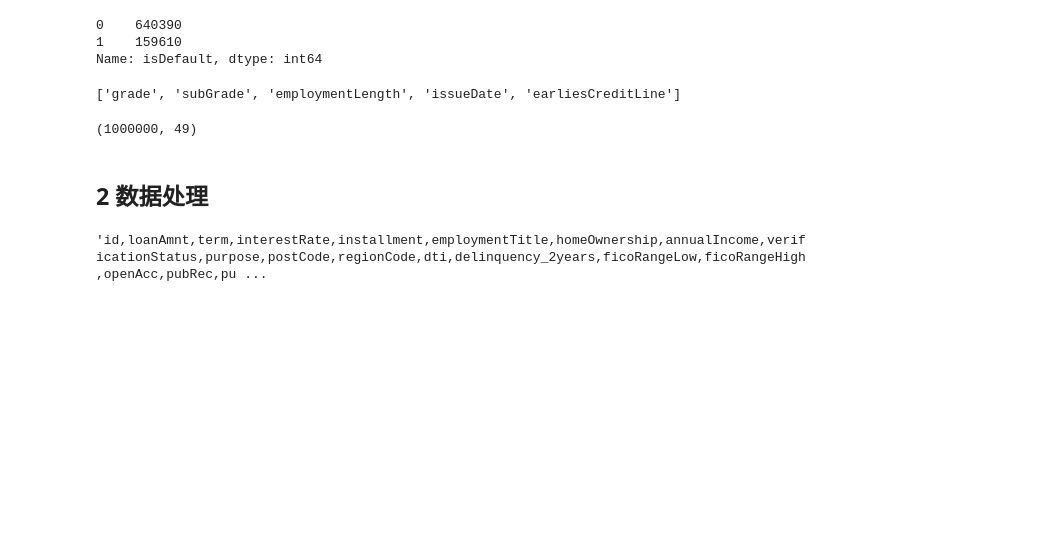
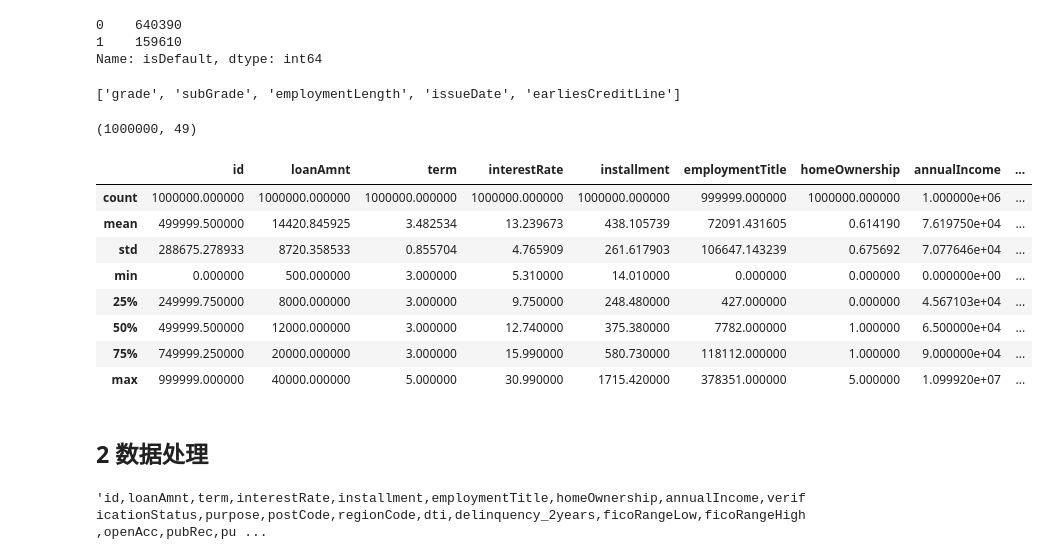
Before and after one commit to yanqiangmiffy/Loan-Default-Prediction, a Jupyter notebook: EDA.ipynb, the cells around one changed output. Drawn from its saved outputs; the diff is of its cells as text; code cells hidden in the pictures; blank space fills up the shorter version.

```diff
--- a/EDA.ipynb
+++ b/EDA.ipynb
@@ -84,6 +84,18 @@ data = pd.concat([train, test], axis=0).reset_index(drop=True)
 data.shape
 # %% [output]
 (1000000, 49)
+# %%
+data.describe()
+# %% [output]
+|  | id | loanAmnt | term | interestRate | installment | employmentTitle | homeOwnership | annualIncome | ... |
+| count | 1000000.000000 | 1000000.000000 | 1000000.000000 | 1000000.000000 | 1000000.000000 | 999999.000000 | 1000000.000000 | 1.000000e+06 | ... |
+| mean | 499999.500000 | 14420.845925 | 3.482534 | 13.239673 | 438.105739 | 72091.431605 | 0.614190 | 7.619750e+04 | ... |
+| std | 288675.278933 | 8720.358533 | 0.855704 | 4.765909 | 261.617903 | 106647.143239 | 0.675692 | 7.077646e+04 | ... |
+| min | 0.000000 | 500.000000 | 3.000000 | 5.310000 | 14.010000 | 0.000000 | 0.000000 | 0.000000e+00 | ... |
+| 25% | 249999.750000 | 8000.000000 | 3.000000 | 9.750000 | 248.480000 | 427.000000 | 0.000000 | 4.567103e+04 | ... |
+| 50% | 499999.500000 | 12000.000000 | 3.000000 | 12.740000 | 375.380000 | 7782.000000 | 1.000000 | 6.500000e+04 | ... |
+| 75% | 749999.250000 | 20000.000000 | 3.000000 | 15.990000 | 580.730000 | 118112.000000 | 1.000000 | 9.000000e+04 | ... |
+| max | 999999.000000 | 40000.000000 | 5.000000 | 30.990000 | 1715.420000 | 378351.000000 | 5.000000 | 1.099920e+07 | ... |
 # %% [markdown]
 ## 2 数据处理
 # %%
```
Also changed, not shown: 3 other files.
